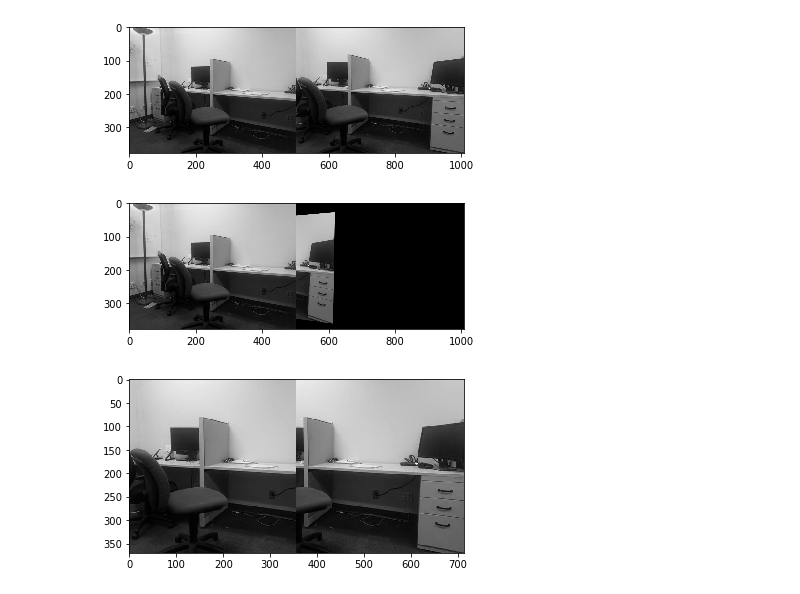
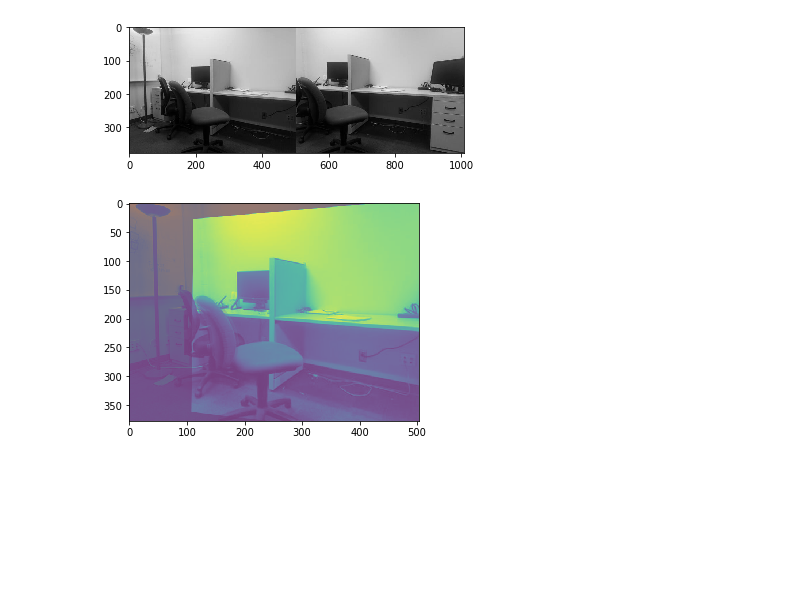
Before and after one commit to UMT-Computer-Vision-Spring-2019/project_2, a Jupyter notebook: stitch.ipynb, the cells around one changed output. Cells and saved outputs as stored; diff of their text form; code cells hidden in the pictures; blank space fills up the shorter version.

Commit message:
Fixed image stitching

```diff
--- a/stitch.ipynb
+++ b/stitch.ipynb
@@ -33,22 +33,24 @@ def stitch(I1, I2):
     u = [matched[i][0][0] for i in range(amt)]
     v = [matched[i][0][1] for i in range(amt)]
 
-    up = [matched[i][1][0] + x_diff for i in range(amt)]
+    up = [matched[i][1][0] for i in range(amt)]
     vp = [matched[i][1][1] for i in range(amt)]
 
     matches = [ [u[i], v[i], up[i], vp[i] ] for i in range(amt)]
 
-    H_best, inliers = RANSAC(1000, matches, n=10, r=3, d=5)
+    H_best, inliers = RANSAC(1000, matches, n=4, r=3, d=10)
 
     # Create a projective transform based on the homography matrix $H$
     proj_trans = skt.ProjectiveTransform(H_best)
 
     # Warp the image into image 1's coordinate system
-    image_2_transformed = skt.warp(I2, proj_trans)
+    I2_prime = skt.warp(I2, proj_trans)
 
-    stitched = np.column_stack((I1, image_2_transformed))
+    plt.imshow(I1, alpha=0.5)
+    plt.imshow(I2_prime, alpha=0.5)
+    plt.show()
 
-    return(stitched)
+    return
 # %% [markdown]
 We will populate these functions over the next several weeks, a process that will involve delving into some of the most elementary operations in digital signal processing.
 
@@ -67,22 +69,6 @@ plt.show()
 # %% [output]
 [figure]
 # %%
-stitched = stitch(I1, I2)
+stitch(I1, I2)
+# %% [output]
+[figure, added]
-# %%
-plt.imshow(stitched, cmap=plt.cm.gray)
-plt.show()
-# %% [output]
-[figure, removed]
-# %%
-I1 = plt.imread('a.jpg')
-I2 = plt.imread('b.jpg')
-
-I1 = I1.mean(axis=2) # Use this if the image is RGB
-I2 = I2.mean(axis=2)
-
-I = np.concatenate((I1, I2), axis=1)
-
-plt.imshow(I, cmap=plt.cm.gray)
-plt.show()
-# %% [output]
-[figure, removed]
```
Also changed, not shown: parts of 2 cells of this notebook, 1 other file.
